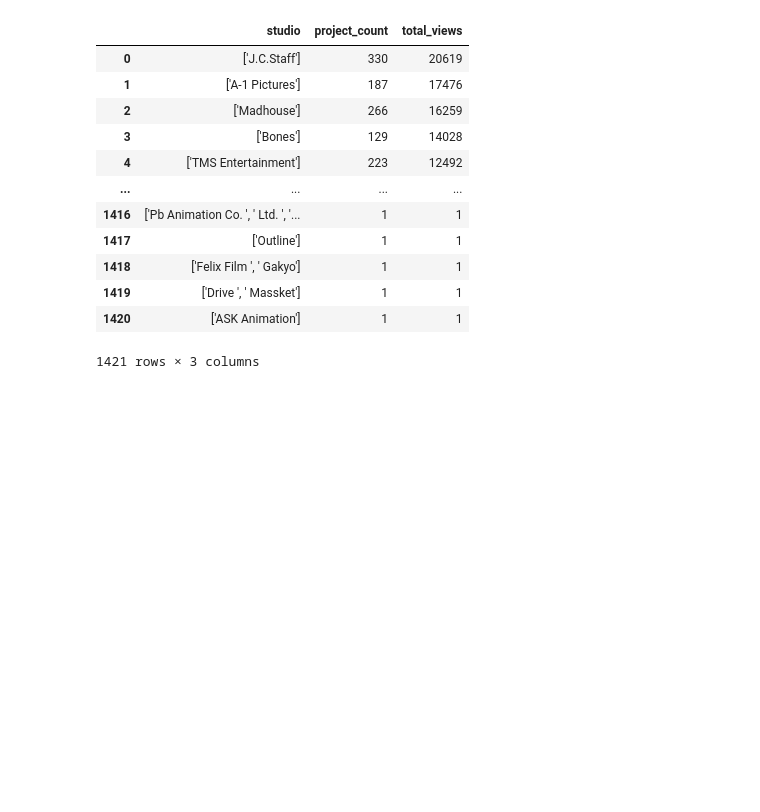
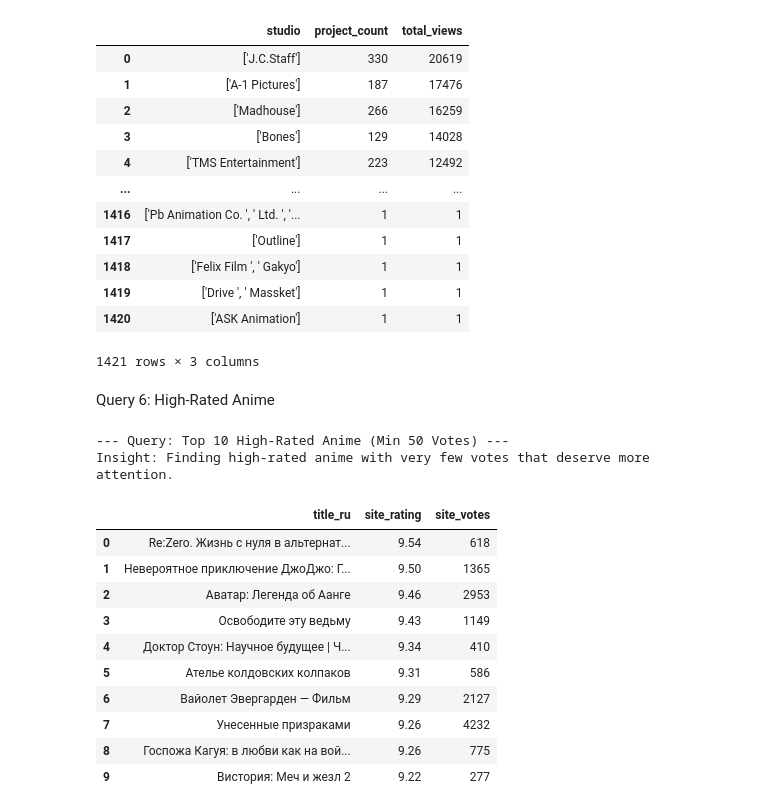
Before and after one commit to nurapura2/anime_final_project, a Jupyter notebook: src/notebooks/sql_analysis.ipynb, the cells around one changed output. Drawn from its saved outputs; the diff is of its cells as text; code cells hidden in the pictures; blank space fills up the shorter version.

```diff
--- a/src/notebooks/sql_analysis.ipynb
+++ b/src/notebooks/sql_analysis.ipynb
@@ -266,3 +272,32 @@ Insight: Total view count and project count per studio to measure market presenc
 | 1419 | ['Drive ', ' Massket'] | 1 | 1 |
 | 1420 | ['ASK Animation'] | 1 | 1 |
 1421 rows × 3 columns
+# %% [markdown]
+Query 6: High-Rated Anime
+# %%
+run_query(
+    "Top 10 High-Rated Anime (Min 50 Votes)",
+    "Finding high-rated anime with very few votes that deserve more attention.",
+    """
+    SELECT a.title_ru, s.site_rating, s.site_votes
+    FROM anime a
+    JOIN anime_stats s ON a.anime_id = s.anime_id
+    WHERE s.site_votes >= 50
+    ORDER BY s.site_rating DESC
+    LIMIT 10
+    """
+)
+# %% [output]
+--- Query: Top 10 High-Rated Anime (Min 50 Votes) ---
+Insight: Finding high-rated anime with very few votes that deserve more attention.
+|  | title_ru | site_rating | site_votes |
+| 0 | Re:Zero. Жизнь с нуля в альтернат... | 9.54 | 618 |
+| 1 | Невероятное приключение ДжоДжо: Г... | 9.50 | 1365 |
+| 2 | Аватар: Легенда об Аанге | 9.46 | 2953 |
+| 3 | Освободите эту ведьму | 9.43 | 1149 |
+| 4 | Доктор Стоун: Научное будущее | Ч... | 9.34 | 410 |
+| 5 | Ателье колдовских колпаков | 9.31 | 586 |
+| 6 | Вайолет Эвергарден — Фильм | 9.29 | 2127 |
+| 7 | Унесенные призраками | 9.26 | 4232 |
+| 8 | Госпожа Кагуя: в любви как на вой... | 9.26 | 775 |
+| 9 | Вистория: Меч и жезл 2 | 9.22 | 277 |
```
Also changed, not shown: parts of 19 cells of this notebook.
